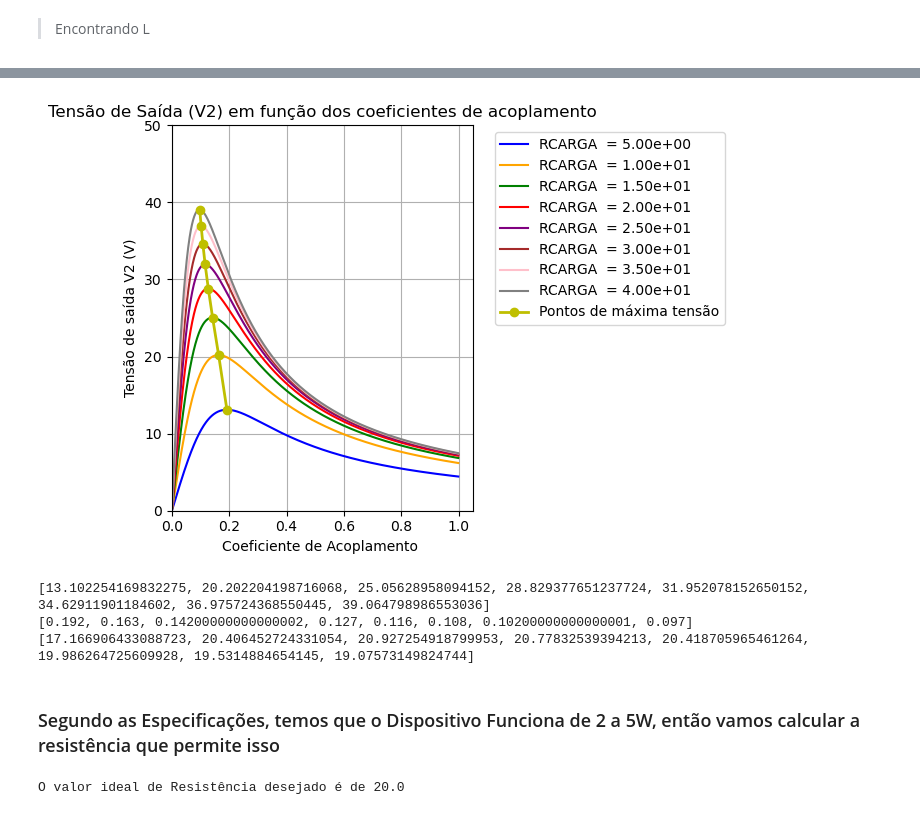
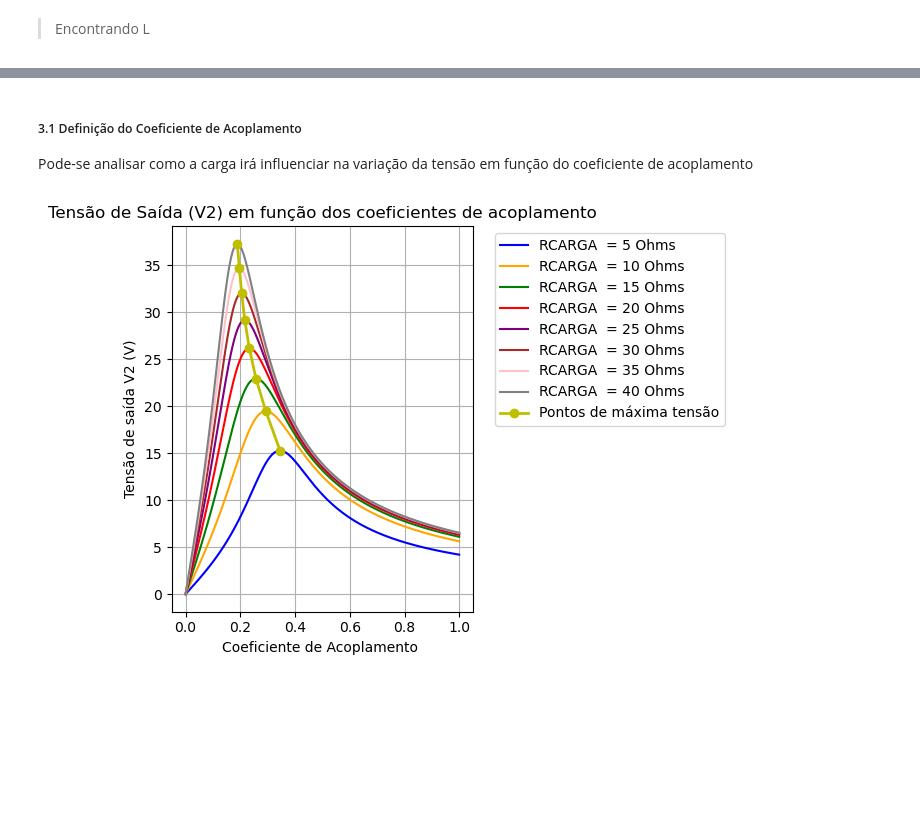
Before and after one commit to EnzoSilva14/projeto-eletromag, a Jupyter notebook: Versao_final.ipynb, the cells around one changed output, grey strips where cells are left out. Cells and saved outputs as stored; diff of their text form; code cells hidden in the pictures; blank space fills up the shorter version.

```diff
--- a/Versao_final.ipynb
+++ b/Versao_final.ipynb
@@ -129,7 +129,7 @@ Para a simulaçao foram estimados valores razoáveis do ponto de vista físico,
 # %%
 frequencias = np.linspace(1, 140e3, 1500) #lista com frequências de 1Hz a 140kHz
 valores_c2 = [150e-9, 0.1e-6, 0.47e-6, 1e-6, 4.7e-6] #valores de capacitância para C2 disponíveis para utilização no projeto
-Uf = (2/pi)*12    # Tensão de entrada (V1)
+Uf = 12    # Tensão de entrada (V1)
 Rc = 5     # Resistência de carga (R_C)
 K = 0.2    # Coeficiente de acoplamento
 Rdc = 0.2  # Resistência de cobre no primário e secundário
@@ -384,11 +379,23 @@ print(i1_abs, i2_abs)
+# %%
+#Declaração dos componentes reais
+C = 4.7e-7
+f = 50e3
+Rdc1 = 0.15
+Rdc2 = 0.16
+
+L1 = 25.10e-6
+L2 = 25.67e-6
+R1, _ = R_pelicular(Rdc1, f)
+R2, _ = R_pelicular(Rdc2, f)
+Uf = 12 * (2/pi)
+# %% [markdown]
+##### 3.1 Definição do Coeficiente de Acoplamento
+
+Pode-se analisar como a carga irá influenciar na variação da tensão em função do coeficiente de acoplamento
 # %%
-#Declaração de Parâmetros
-
-
+#configuração do gráfico
 fig, ax1 = plt.subplots()
 
-resistencias = np.arange(5 , 45 , 5)
-coeficientes = np.arange(0 , 1 , 0.001)
 i = 0
 cores = [
     'blue',    # R carga = 5 Ω
@@ -402,15 +409,13 @@ cores = [
     'yellow',  # Pontos de máxima tensão
 ]
 
-#Indutâncias
+#Declaração de Parâmetros
+resistencias = np.arange(5 , 45 , 5)
+coeficientes = np.arange(0 , 1 , 0.001)
 
-L1 = indutancia_ressonante(f, C)
-L2 = indutancia_ressonante(f, C)
-R1, R2 = R_pelicular(Rdc, f)
-
+#valores de impedancias
 ZC1, ZL1, ZR1 = impedancia(R1, C, L1, f)
 ZC2, ZL2, ZR2 = impedancia(R2, C, L2, f)
-Uf = 12 * (2/pi)
 
 v_max = []
 k_max = []
@@ -424,53 +429,32 @@ for resistencia in resistencias:
     potencias = []
 
     for k in coeficientes:
         ZM = impedancia_ZM(L1 , L2 , k , f)
         i1, i2, V2, eficiencia, P_res = CalcularTransformadorCapacitorParalelo(ZR1, ZR2, resistencia, ZC1, ZC2, ZL1, ZL2, ZM, Uf)
         tensoes.append(V2)
         potencias.append(P_res)
     max_tensao = max(tensoes)
     max_pot = potencias[tensoes.index(max_tensao)]
     max_k = coeficientes[tensoes.index(max_tensao)]
 
     v_max.append(max(tensoes))
     k_max.append(max_k)
     pot_max.append(max_pot)
-    ax1.plot(coeficientes, tensoes, label=f'RCARGA  = {resistencia:.2e}', color=cores[i], linestyle=linestyles[0])
+    ax1.plot(coeficientes, tensoes, label=f'RCARGA  = {resistencia} Ohms', color=cores[i], linestyle=linestyles[0])
 
     i += 1
 
 ax1.plot(k_max, v_max, label='Pontos de máxima tensão', color='#BFBF00', marker='o', linestyle='-', linewidth=2)
 ax1.set_title("Tensão de Saída (V2) em função dos coeficientes de acoplamento")
 ax1.set_xlabel("Coeficiente de Acoplamento ")
 ax1.set_ylabel("Tensão de saída V2 (V)")
 ax1.legend(loc="upper left", bbox_to_anchor=(1.05, 1))
-ax1.set_xlim(0, 1.05)
-ax1.set_ylim(0, 50)
 ax1.grid(True)
 
 # Ajustar layout para não sobrepor elementos
 plt.tight_layout()
 
 # Exibir gráfico
 plt.show()
 # %% [output]
-[figure, old version]
+[figure, new version]
-# %%
-print(v_max)
-print(k_max)
-print(pot_max)
-# %% [output]
-[13.102254169832275, 20.202204198716068, 25.05628958094152, 28.829377651237724, 31.952078152650152, 34.62911901184602, 36.975724368550445, 39.064798986553036]
-[0.192, 0.163, 0.14200000000000002, 0.127, 0.116, 0.108, 0.10200000000000001, 0.097]
-[17.166906433088723, 20.406452724331054, 20.927254918799953, 20.77832539394213, 20.418705965461264, 19.986264725609928, 19.5314884654145, 19.07573149824744]
-# %% [markdown]
-<h3> Segundo as Especificações, temos que o Dispositivo Funciona de 2 a 5W, então vamos calcular a resistência que permite isso
-</h3>
-# %%
-potencia = pot_max[1]
-tensão = v_max[1]
-R_escolhida = tensão**2 / potencia
-
-print(f'O valor ideal de Resistência desejado é de {R_escolhida}')
-# %% [output]
-O valor ideal de Resistência desejado é de 20.0
```
Also changed, not shown: parts of 28 cells of this notebook, 1 other file.
